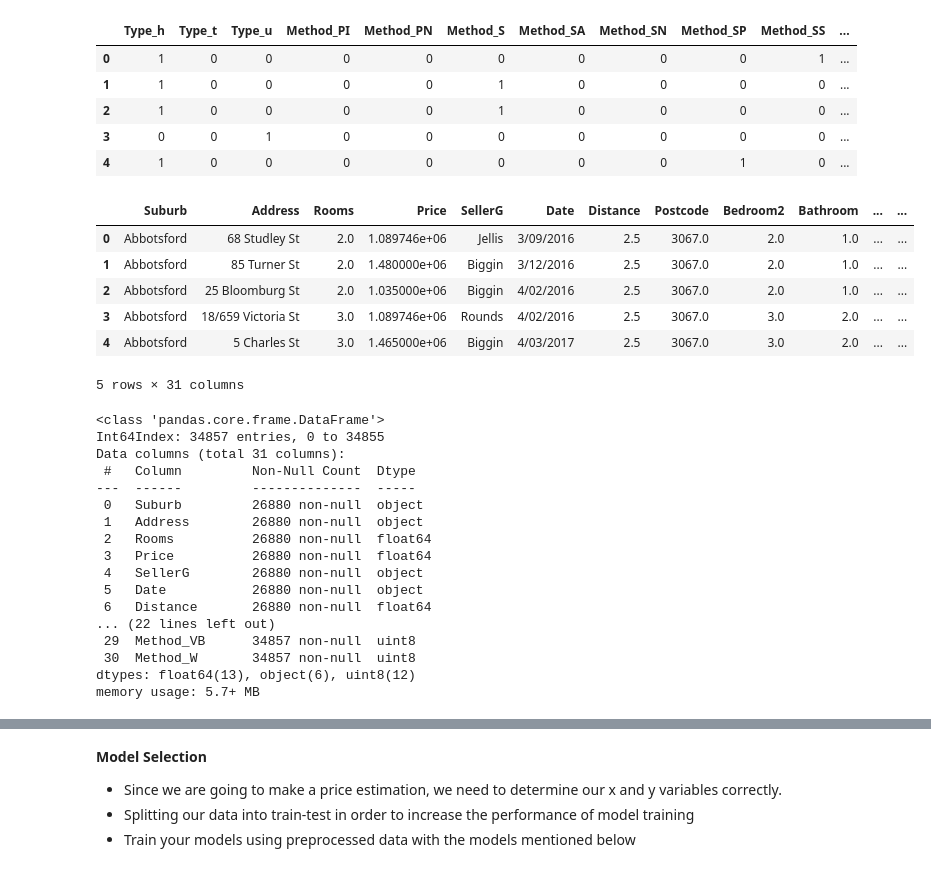
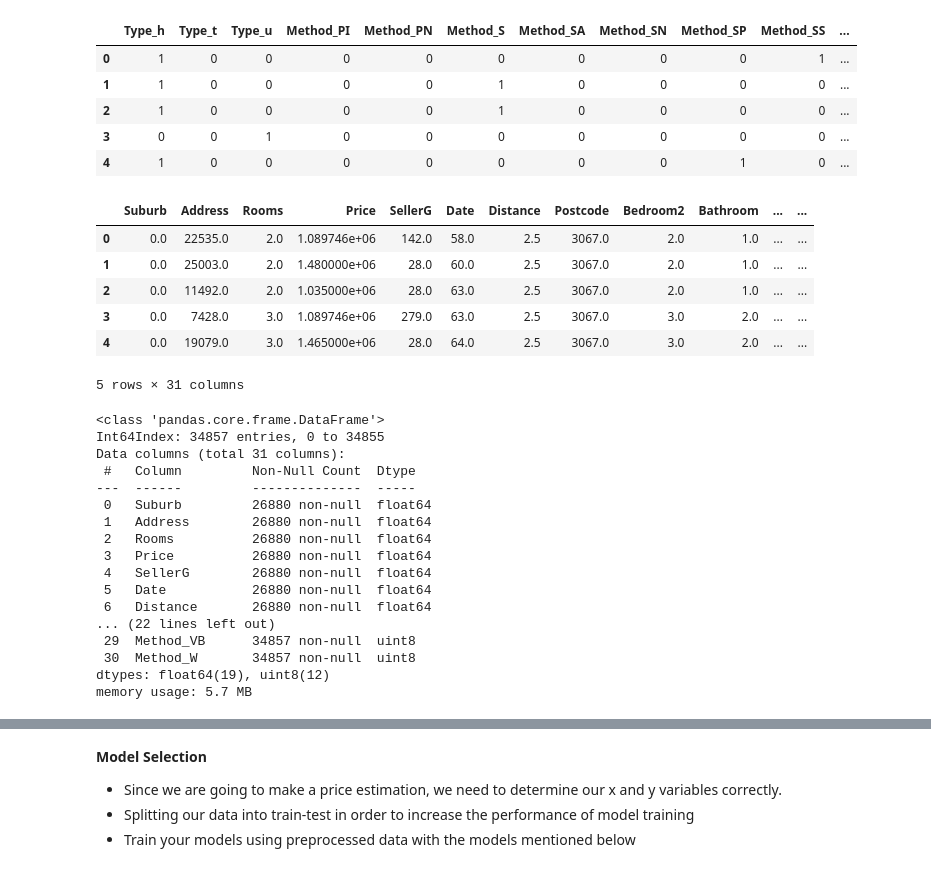
Before and after one commit to gr-uzun/melbourne-housing, a Jupyter notebook: melbourne_housing_project.ipynb, the cells around one changed output, grey strips where cells are left out. Saved outputs shown, nothing was run; the diff lists cells and outputs as text; code cells hidden in the pictures.

```diff
--- a/melbourne_housing_project.ipynb
+++ b/melbourne_housing_project.ipynb
@@ -398,35 +398,36 @@ one_hot.head()
 | 3 | 0 | 0 | 1 | 0 | 0 | 0 | 0 | 0 | 0 | 0 | ... |
 | 4 | 1 | 0 | 0 | 0 | 0 | 0 | 0 | 0 | 1 | 0 | ... |
 # %%
+# df_new has missing value problem, So df_le will be used. ??????
 # Create new data frame , add new columns and drop old categorial columns
-df_one_hot = pd.concat([df_copy, one_hot], axis=1)
-df_one_hot.drop(categorical_columns, axis=1, inplace=True)
-df_one_hot.head()
+df_new = pd.concat([df_le, one_hot], axis=1)
+df_new.drop(categorical_columns, axis=1, inplace=True)
+df_new.head()
 # %% [output]
 |  | Suburb | Address | Rooms | Price | SellerG | Date | Distance | Postcode | Bedroom2 | Bathroom | ... | ... |
-| 0 | Abbotsford | 68 Studley St | 2.0 | 1.089746e+06 | Jellis | 3/09/2016 | 2.5 | 3067.0 | 2.0 | 1.0 | ... | ... |
-| 1 | Abbotsford | 85 Turner St | 2.0 | 1.480000e+06 | Biggin | 3/12/2016 | 2.5 | 3067.0 | 2.0 | 1.0 | ... | ... |
-| 2 | Abbotsford | 25 Bloomburg St | 2.0 | 1.035000e+06 | Biggin | 4/02/2016 | 2.5 | 3067.0 | 2.0 | 1.0 | ... | ... |
-| 3 | Abbotsford | 18/659 Victoria St | 3.0 | 1.089746e+06 | Rounds | 4/02/2016 | 2.5 | 3067.0 | 3.0 | 2.0 | ... | ... |
-| 4 | Abbotsford | 5 Charles St | 3.0 | 1.465000e+06 | Biggin | 4/03/2017 | 2.5 | 3067.0 | 3.0 | 2.0 | ... | ... |
+| 0 | 0.0 | 22535.0 | 2.0 | 1.089746e+06 | 142.0 | 58.0 | 2.5 | 3067.0 | 2.0 | 1.0 | ... | ... |
+| 1 | 0.0 | 25003.0 | 2.0 | 1.480000e+06 | 28.0 | 60.0 | 2.5 | 3067.0 | 2.0 | 1.0 | ... | ... |
+| 2 | 0.0 | 11492.0 | 2.0 | 1.035000e+06 | 28.0 | 63.0 | 2.5 | 3067.0 | 2.0 | 1.0 | ... | ... |
+| 3 | 0.0 | 7428.0 | 3.0 | 1.089746e+06 | 279.0 | 63.0 | 2.5 | 3067.0 | 3.0 | 2.0 | ... | ... |
+| 4 | 0.0 | 19079.0 | 3.0 | 1.465000e+06 | 28.0 | 64.0 | 2.5 | 3067.0 | 3.0 | 2.0 | ... | ... |
 5 rows × 31 columns
 # %%
-df_one_hot.info()
+df_new.info()
 # %% [output]
 <class 'pandas.core.frame.DataFrame'>
 Int64Index: 34857 entries, 0 to 34855
 Data columns (total 31 columns):
  #   Column         Non-Null Count  Dtype
 ---  ------         --------------  -----
- 0   Suburb         26880 non-null  object
- 1   Address        26880 non-null  object
+ 0   Suburb         26880 non-null  float64
+ 1   Address        26880 non-null  float64
  2   Rooms          26880 non-null  float64
  3   Price          26880 non-null  float64
- 4   SellerG        26880 non-null  object
- 5   Date           26880 non-null  object
+ 4   SellerG        26880 non-null  float64
+ 5   Date           26880 non-null  float64
  6   Distance       26880 non-null  float64
 ... (22 lines left out)
  29  Method_VB      34857 non-null  uint8
  30  Method_W       34857 non-null  uint8
-dtypes: float64(13), object(6), uint8(12)
-memory usage: 5.7+ MB
+dtypes: float64(19), uint8(12)
+memory usage: 5.7 MB
```
Also changed, not shown: parts of 15 cells of this notebook.
